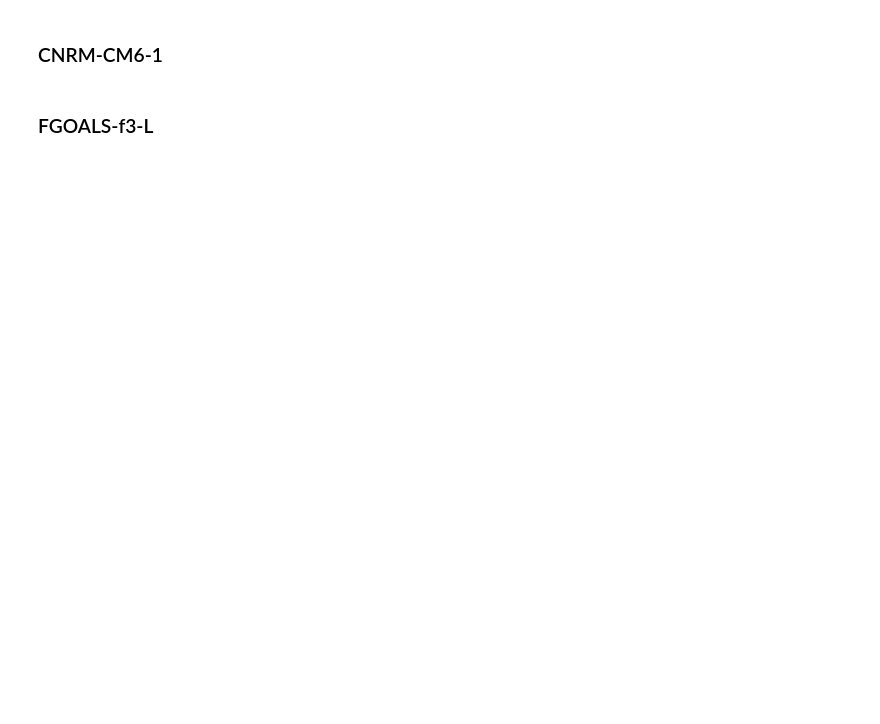
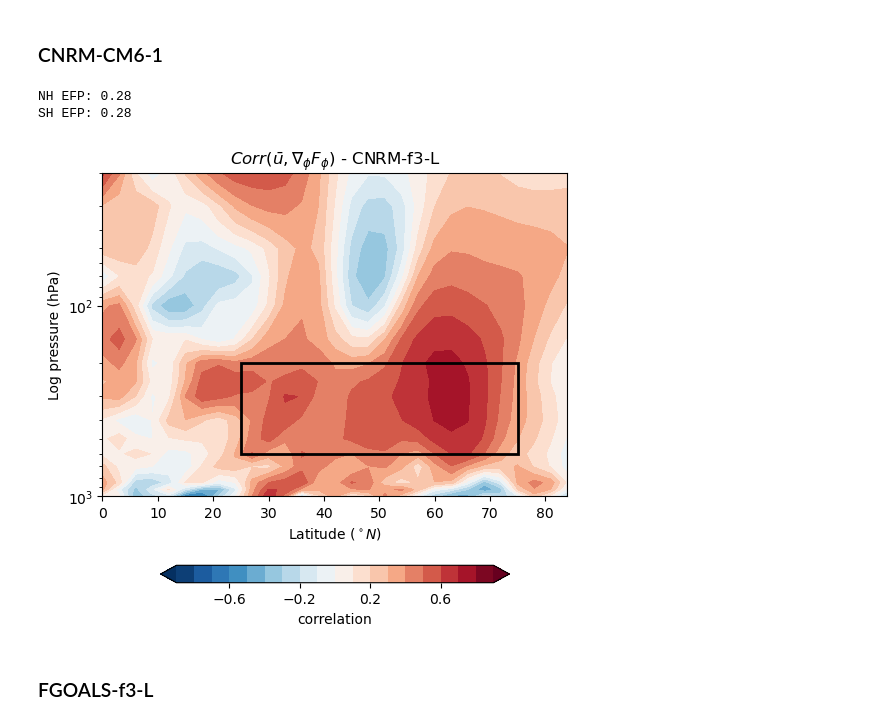
Before and after one commit to Caturrell/eddy_feedback, a Jupyter notebook: reproduce/smith_2022/pamip/pamip_fig6a.ipynb, the cells around one changed output. Drawn from its saved outputs; the diff is of its cells as text; code cells hidden in the pictures; blank space fills up the shorter version.

```diff
--- a/reproduce/smith_2022/pamip/pamip_fig6a.ipynb
+++ b/reproduce/smith_2022/pamip/pamip_fig6a.ipynb
@@ -21,5 +42,19 @@ plot.plot_pamip_correlation(awi, take_seasonal=False, cut_poles=84, label='AWI-C
 # %% [markdown]
 ### CNRM-CM6-1
+# %%
+cnrm = xr.open_mfdataset('/gws/nopw/j04/arctic_connect/cturrell/PAMIP_data/regridded/3x3_ef_CNRM.nc')
+
+cnrm['level'] = cnrm['level'] / 100
+
+efp_cnrm_north = ef.calculate_efp_pamip(cnrm)
+efp_cnrm_south = ef.calculate_efp_pamip(cnrm, calc_south_hemis=True)
+print(f'NH EFP: {efp_cnrm_north} \nSH EFP: {efp_cnrm_south}')
+
+plot.plot_pamip_correlation(cnrm, take_seasonal=False, cut_poles=84, label='CNRM-f3-L')
+# %% [output]
+NH EFP: 0.28
+SH EFP: 0.28
+[figure, added]
 # %% [markdown]
 ### FGOALS-f3-L
 # %%
```
Also changed, not shown: parts of 4 cells of this notebook, 10 other files.
